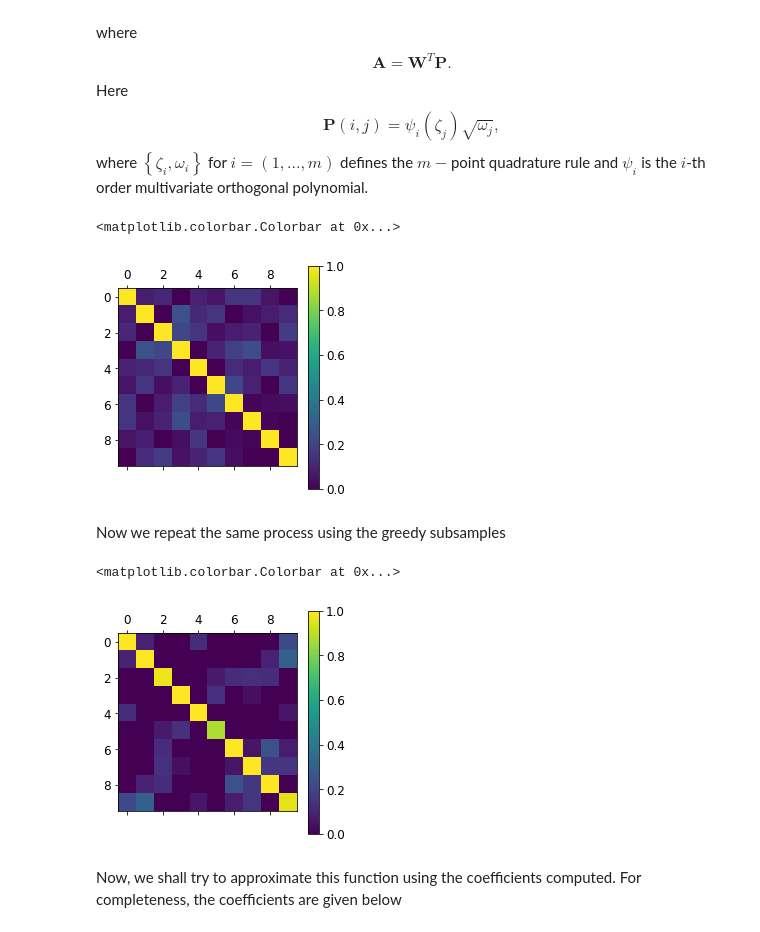
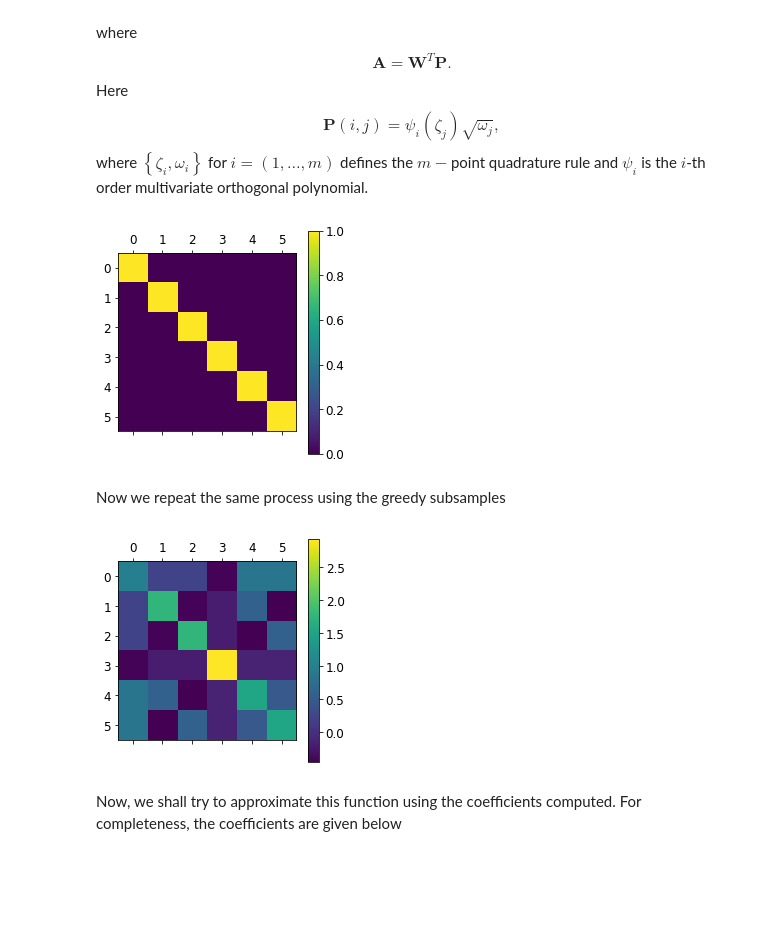
Before and after one commit to equadratures/equadratures, a Jupyter notebook: ipython-notebooks/no_gradients.ipynb, the cells around one changed output. Cells and saved outputs as stored; diff of their text form; code cells hidden in the pictures; blank space fills up the shorter version.

```diff
--- a/ipython-notebooks/no_gradients.ipynb
+++ b/ipython-notebooks/no_gradients.ipynb
@@ -7,9 +7,9 @@ import numpy as np
 # %% [markdown]
 Let us begin by defining our parameters and basis. Note, if you do not provide an order for the **Basis**, the code automatically assumes the order associated with the parameters. On the other hand, if you do provide an order for the **Basis**, that order will be used to set up the _Vandermonde_ type matrices.
 # %%
-x1 = Parameter(param_type='Uniform', order=3, lower=-1., upper=1.)
-x2 = Parameter(param_type='Uniform', order=3, lower=-1., upper=1.)
-totalorder = Basis('Total order')
+x1 = Parameter(distribution='Uniform', order=3, lower=-1., upper=1.)
+x2 = Parameter(distribution='Uniform', order=3, lower=-1., upper=1.)
+totalorder = Basis('Total order', [2,2])
 # %% [markdown]
 Consider the following function:
 $$f(x_1, x_2) = 2x_1^2 - 2 x_1 x_1 - 3,$$
@@ -21,9 +21,9 @@ Lets compute a polynomial approximation for this function without gradients. We
 # %%
 OBJECT = Polylsq(parameters=[x1, x2],
             basis=totalorder,
-            mesh='chebyshev',
-            optimization='greedy-qr',
-            oversampling=1.2, gradients=False)
+            mesh='tensor',
+            optimization='newton',
+            oversampling=1.0, gradients=False)
 # %% [markdown]
 If the quadrature rule has a high degree of exactness---i.e., it can accurately integrate all the polynomials defined in the basis---then we expect:
 $$\mathbf{A}^{T}\mathbf{A} = \mathbf{I}$$
@@ -34,20 +34,20 @@ $$\mathbf{P}(i,j) = \psi_{i}(\zeta_{j}) \sqrt{\omega_{j}},$$
 where $\left\{ \zeta_{i},\omega_{i}\right\} $ for $i=(1,\ldots,m)$ defines the $m-$point quadrature rule and $\psi_{i}$ is the $i$-th order multivariate orthogonal polynomial.
 # %%
 M = np.dot(OBJECT.A.T , OBJECT.A)
-plt.matshow(M, interpolation='none', vmin=0, vmax=1)
+plt.matshow(M, interpolation='none')
 plt.colorbar()
+plt.show()
 # %% [output]
-<matplotlib.colorbar.Colorbar at 0x...>
-[figure, old version]
+[figure, new version]
 # %% [markdown]
 Now we repeat the same process using the greedy subsamples
 # %%
 M = np.dot(OBJECT.Az.T , OBJECT.Az)
-plt.matshow(M, interpolation='none', vmin=0, vmax=1)
+plt.matshow(M, interpolation='none')
 plt.colorbar()
+plt.show()
 # %% [output]
-<matplotlib.colorbar.Colorbar at 0x...>
-[figure, old version]
+[figure, new version]
 # %% [markdown]
 Now, we shall try to approximate this function using the coefficients computed. For completeness, the coefficients are given below
 # %%
```
Also changed, not shown: parts of 1 cell of this notebook, 12 other files.
